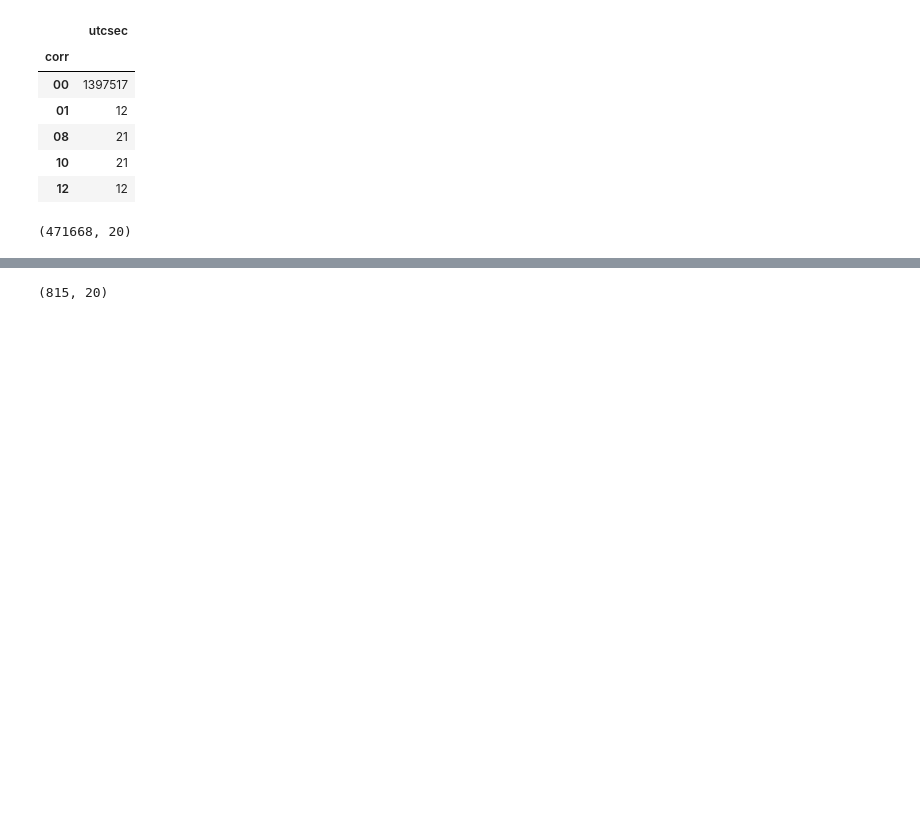
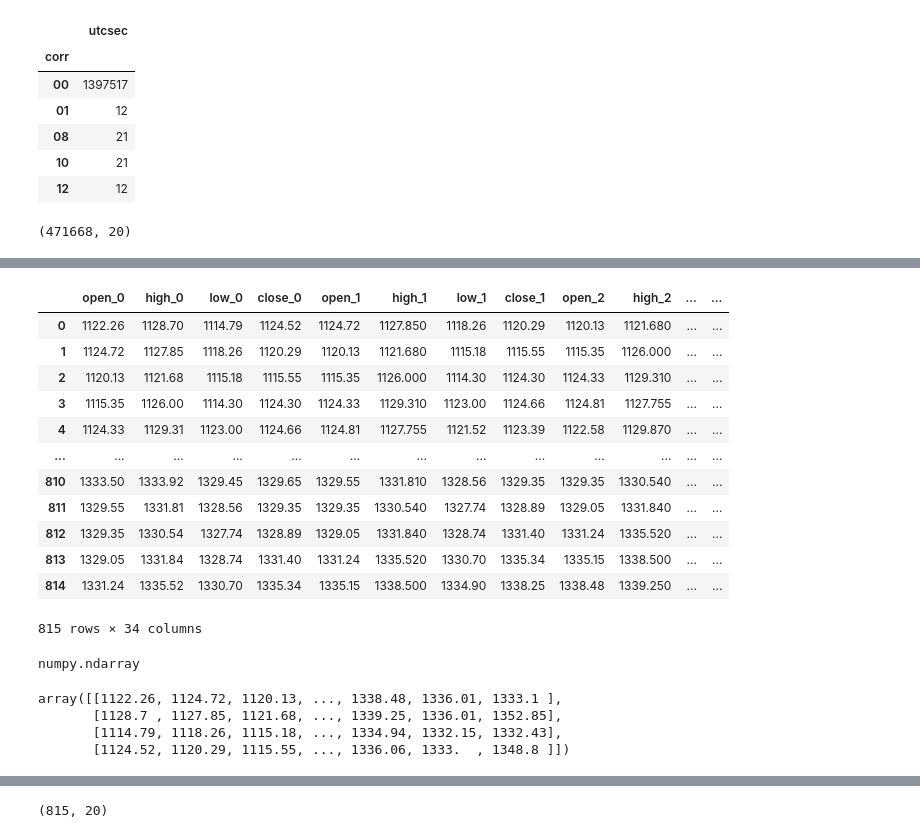
Before and after one commit to KristianLN/Thesis_UCPH, a Jupyter notebook: CrunchTAQ.ipynb, the cells around one changed output, grey strips where cells are left out. Cells and saved outputs as stored; diff of their text form; code cells hidden in the pictures; blank space fills up the shorter version.

```diff
--- a/CrunchTAQ.ipynb
+++ b/CrunchTAQ.ipynb
@@ -877,7 +855,3 @@ array([[1326.5 , 1327.  , 1323.83, 1327.  ],
        [1338.48, 1339.25, 1334.94, 1336.06],
        [1336.01, 1336.01, 1332.15, 1333.  ],
        [1333.1 , 1352.85, 1332.43, 1348.8 ]])
-# %%
-featureWindow = 5
-npFeatures = np.zeros((len(candleNP)-featureWindow+1,featureWindow*len(candle[0])))
-candleNP[0:5].flatten()
@@ -891,0 +1046,41 @@ npFeatures.shape
+# %%
+test = generateFeatures(candleNP,['pastobs',
+                                  'stok',
+                                  'stod',
+                                  'sstod',
+                                  'wilr',
+                                  'roc',
+                                  'rsi',
+                                  'atr',
+                                  'cci',
+                                  'dpo',
+                                  'sma',
+                                  'ema',
+                                  'macd','dis5','dis10'],5)
+# %%
+test
+# %% [output]
+|  | open_0 | high_0 | low_0 | close_0 | open_1 | high_1 | low_1 | close_1 | open_2 | high_2 | ... | ... |
+| 0 | 1122.26 | 1128.70 | 1114.79 | 1124.52 | 1124.72 | 1127.850 | 1118.26 | 1120.29 | 1120.13 | 1121.680 | ... | ... |
+| 1 | 1124.72 | 1127.85 | 1118.26 | 1120.29 | 1120.13 | 1121.680 | 1115.18 | 1115.55 | 1115.35 | 1126.000 | ... | ... |
+| 2 | 1120.13 | 1121.68 | 1115.18 | 1115.55 | 1115.35 | 1126.000 | 1114.30 | 1124.30 | 1124.33 | 1129.310 | ... | ... |
+| 3 | 1115.35 | 1126.00 | 1114.30 | 1124.30 | 1124.33 | 1129.310 | 1123.00 | 1124.66 | 1124.81 | 1127.755 | ... | ... |
+| 4 | 1124.33 | 1129.31 | 1123.00 | 1124.66 | 1124.81 | 1127.755 | 1121.52 | 1123.39 | 1122.58 | 1129.870 | ... | ... |
+| ... | ... | ... | ... | ... | ... | ... | ... | ... | ... | ... | ... | ... |
+| 810 | 1333.50 | 1333.92 | 1329.45 | 1329.65 | 1329.55 | 1331.810 | 1328.56 | 1329.35 | 1329.35 | 1330.540 | ... | ... |
+| 811 | 1329.55 | 1331.81 | 1328.56 | 1329.35 | 1329.35 | 1330.540 | 1327.74 | 1328.89 | 1329.05 | 1331.840 | ... | ... |
+| 812 | 1329.35 | 1330.54 | 1327.74 | 1328.89 | 1329.05 | 1331.840 | 1328.74 | 1331.40 | 1331.24 | 1335.520 | ... | ... |
+| 813 | 1329.05 | 1331.84 | 1328.74 | 1331.40 | 1331.24 | 1335.520 | 1330.70 | 1335.34 | 1335.15 | 1338.500 | ... | ... |
+| 814 | 1331.24 | 1335.52 | 1330.70 | 1335.34 | 1335.15 | 1338.500 | 1334.90 | 1338.25 | 1338.48 | 1339.250 | ... | ... |
+815 rows × 34 columns
+# %%
+type(candleNP[0])
+# %% [output]
+numpy.ndarray
+# %%
+candleNP.T
+# %% [output]
+array([[1122.26, 1124.72, 1120.13, ..., 1338.48, 1336.01, 1333.1 ],
+       [1128.7 , 1127.85, 1121.68, ..., 1339.25, 1336.01, 1352.85],
+       [1114.79, 1118.26, 1115.18, ..., 1334.94, 1332.15, 1332.43],
+       [1124.52, 1120.29, 1115.55, ..., 1336.06, 1333.  , 1348.8 ]])
```
Also changed, not shown: parts of 28 cells of this notebook.
